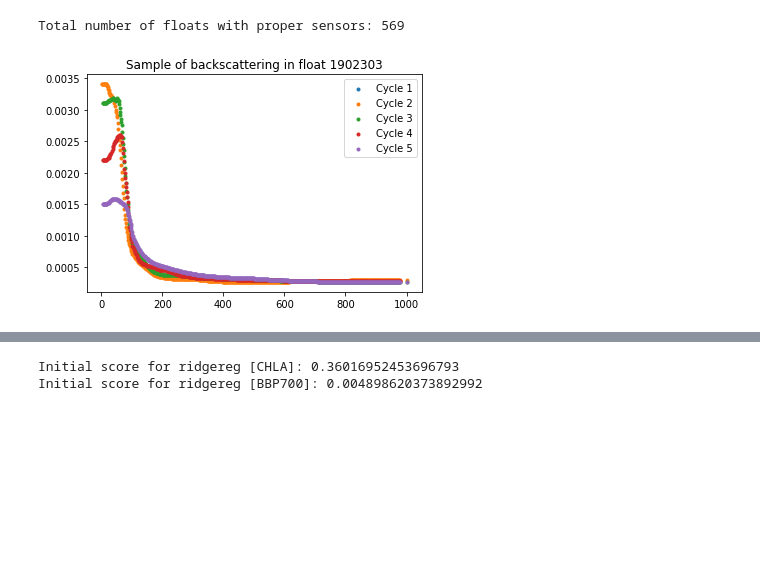
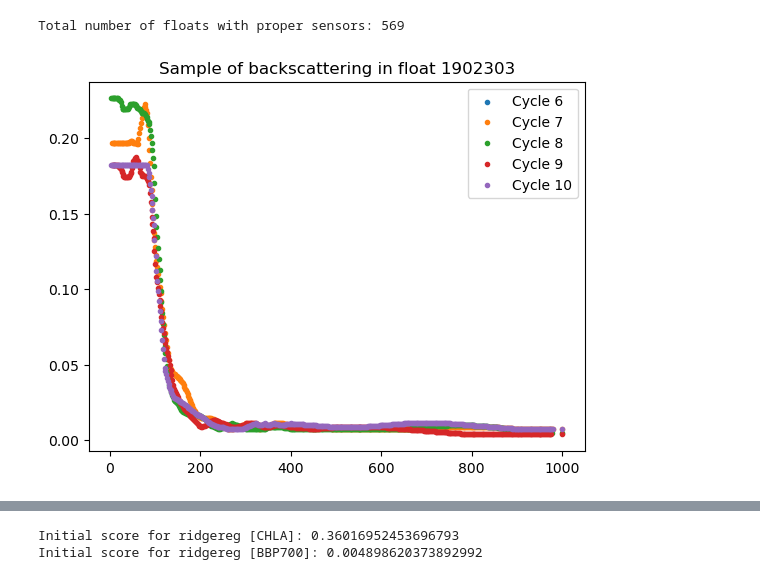
Before and after one commit to gnyirjesy/ocean-depth-characterization, a Jupyter notebook: EDA/eda_bh.ipynb, the cells around one changed output, grey strips where cells are left out. Cells and saved outputs as stored; diff of their text form; code cells hidden in the pictures; blank space fills up the shorter version.

```diff
--- a/EDA/eda_bh.ipynb
+++ b/EDA/eda_bh.ipynb
@@ -17,8 +17,8 @@ os.getcwd()
 # %% [output]
 'c:\\Users\\johnc\\Documents\\Python Scripts\\ocean-depth-characterization\\EDA'
 # %%
-PROFILE_DATA_PATH = "..\\data\\profileData.csv"
-SAT_DATA_PATH = "..\\data\\satData.csv"
+PROFILE_DATA_PATH = "../data/profileData.csv"
+SAT_DATA_PATH = "../data/satData.csv"
 
 profile_df = pd.read_csv(PROFILE_DATA_PATH)
 sat_df = pd.read_csv(SAT_DATA_PATH)
@@ -69,10 +69,10 @@ Total number of floats with proper sensors: 569
 # %%
 float = profile_df[profile_df.float == np.random.choice(float_ids)]
 for i in range(5):
-    plt.scatter(float[float.cycleNumber == i].PRES, float[float.cycleNumber == i].BBP700, marker=".")
-plt.legend([f"Cycle {i+1}" for i in range(5)])
+    plt.scatter(float[float.cycleNumber == i].PRES, float[float.cycleNumber == i].CHLA, marker=".")
+plt.legend([f"Cycle {i+1}" for i in range(5, 10)])
 plt.title("Sample of backscattering in float {}".format(float_ids[0]))
 plt.show()
 # %% [output]
-[figure, old version]
+[figure, new version]
 # %%
```
Also changed, not shown: parts of 13 cells of this notebook, 1 other file.
